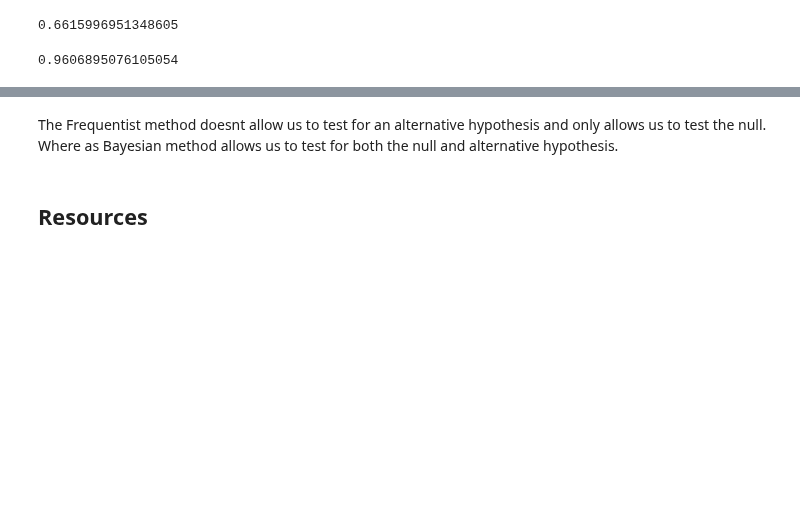
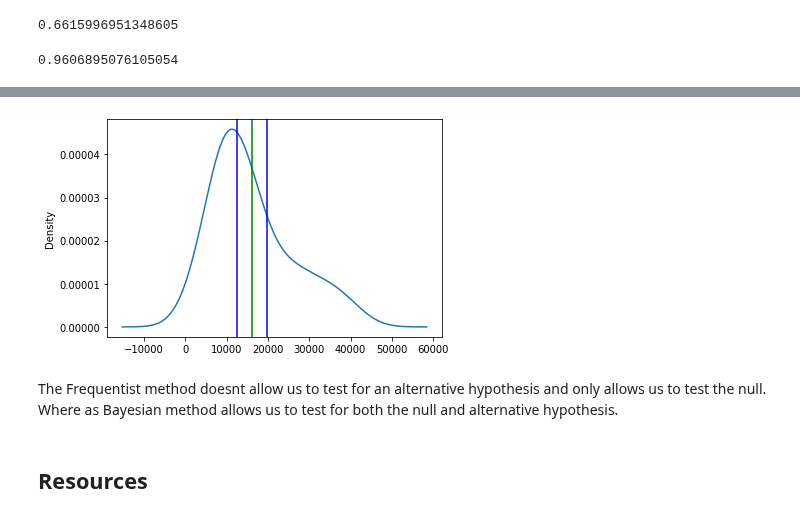
Before and after one commit to bloominstituteoftechnology/DS-Unit-1-Sprint-1-Data-Wrangling-and-Storytelling, a Jupyter notebook: module3/Copy_of_LS_DS_123_Introduction_to_Bayesian_Inference_Assignment.ipynb, the cells around one changed output, grey strips where cells are left out. Saved outputs shown, nothing was run; the diff lists cells and outputs as text; code cells hidden in the pictures; blank space fills up the shorter version.

```diff
--- a/module3/Copy_of_LS_DS_123_Introduction_to_Bayesian_Inference_Assignment.ipynb
+++ b/module3/Copy_of_LS_DS_123_Introduction_to_Bayesian_Inference_Assignment.ipynb
@@ -111,3 +272,11 @@ post4
+# %%
+sam2.plot.density()
+plt.axvline(CI2[0], color= 'blue')
+plt.axvline(CI2[1], color= 'green')
+plt.axvline(CI2[2], color='blue')
+plt.show()
+# %% [output]
+[figure, added]
 # %% [markdown]
 The Frequentist method doesnt allow us to test for an alternative hypothesis and only allows us to test the null.
 Where as Bayesian method allows us to test for both the null and alternative hypothesis.
```
Also changed, not shown: parts of 20 cells of this notebook.
